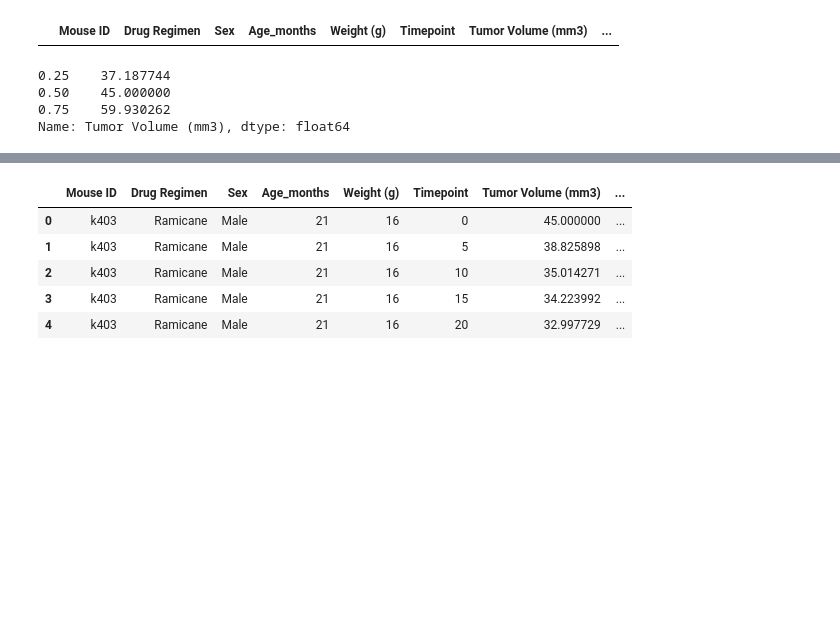
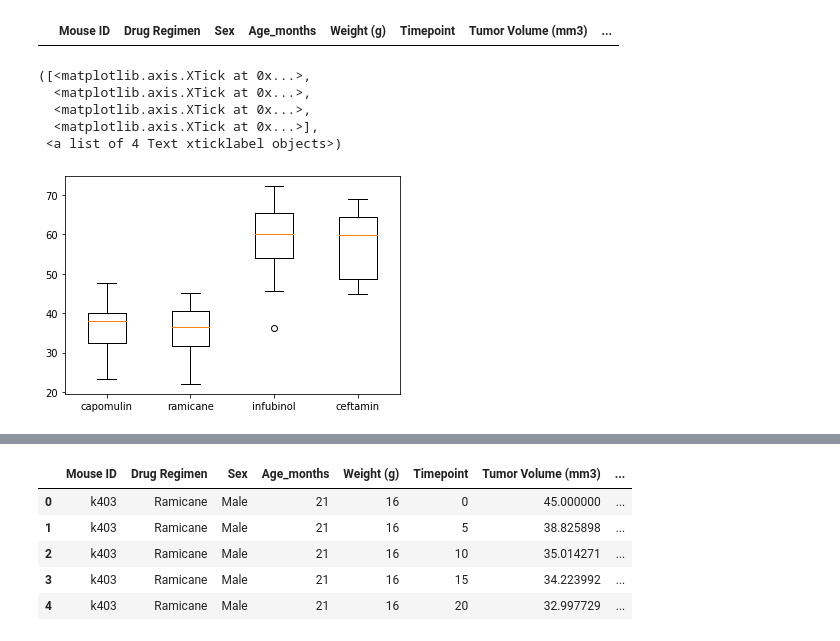
Before and after one commit to wonderbug2020/matplotlib-challenge, a Jupyter notebook: main1.ipynb, the cells around one changed output, grey strips where cells are left out. Saved outputs shown, nothing was run; the diff lists cells and outputs as text; code cells hidden in the pictures; blank space fills up the shorter version.

```diff
--- a/main1.ipynb
+++ b/main1.ipynb
@@ -93,10 +92,3 @@ vol_outliers_df
 #since this returns an empty dataframe it looks like there are no outliers questionmark
 # %% [output]
 |  | Mouse ID | Drug Regimen | Sex | Age_months | Weight (g) | Timepoint | Tumor Volume (mm3) | ... |
-# %%
-vol_quar
-# %% [output]
-0.25    37.187744
-0.50    45.000000
-0.75    59.930262
-Name: Tumor Volume (mm3), dtype: float64
@@ -104,0 +95,20 @@ Name: Tumor Volume (mm3), dtype: float64
+# %%
+#Using the dataframe we created we are asked to make a box and whiskers plot
+#the first thing to do is make a dataframe for each drug, the good thing is we already have the filter
+capomulin_df = final_vol_drug_df[drug_1]
+ramicane_df = final_vol_drug_df[drug_2]
+infubinol_df = final_vol_drug_df[drug_3]
+ceftamin_df = final_vol_drug_df[drug_4]
+
+#Then we can just pass those dataframes and the correct column into a boxplot
+plt.boxplot((capomulin_df['Tumor Volume (mm3)'],ramicane_df['Tumor Volume (mm3)'],
+             infubinol_df['Tumor Volume (mm3)'],ceftamin_df['Tumor Volume (mm3)']))
+plt.xticks([1,2,3,4],['capomulin','ramicane','infubinol','ceftamin'])
+#capomulin_df
+# %% [output]
+([<matplotlib.axis.XTick at 0x...>,
+  <matplotlib.axis.XTick at 0x...>,
+  <matplotlib.axis.XTick at 0x...>,
+  <matplotlib.axis.XTick at 0x...>],
+ <a list of 4 Text xticklabel objects>)
+[figure, added]
```
Also changed, not shown: parts of 4 cells of this notebook.
